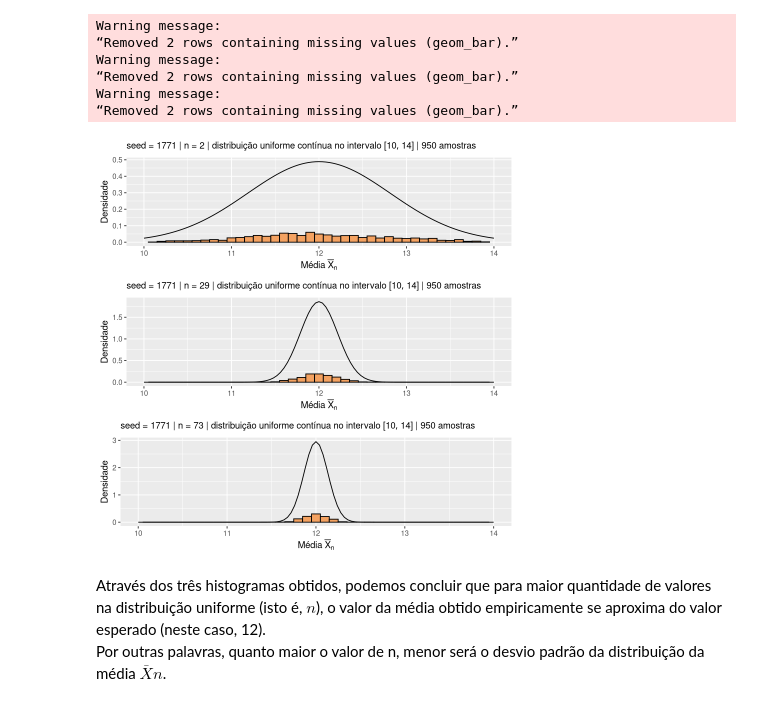
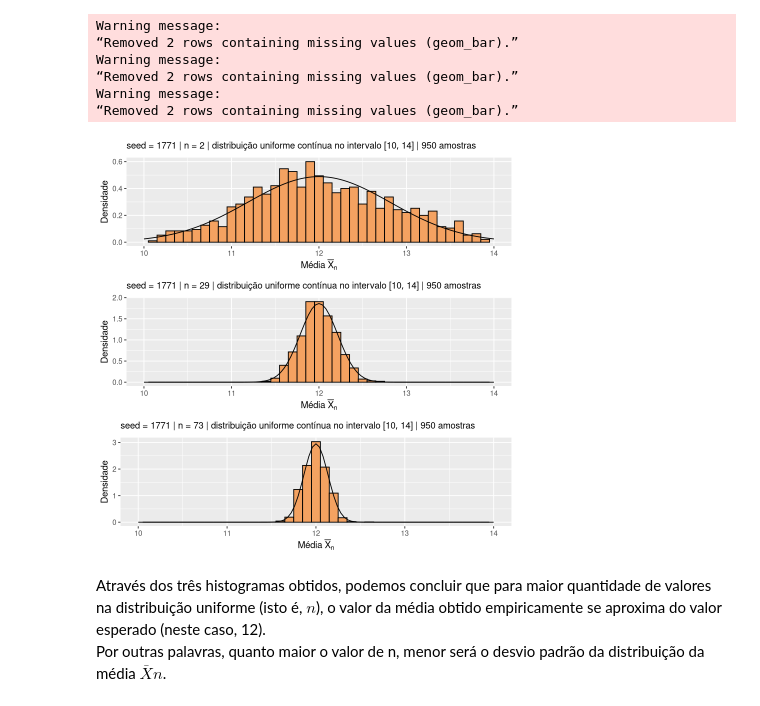
Before and after one commit to diogotcorreia/projeto-computacional-pe, a Jupyter notebook: ex06/ex06.ipynb, the cells around one changed output. Cells and saved outputs as stored; diff of their text form; code cells hidden in the pictures.

Commit message:
Revert "Use relative frequency instead of density on ex06"
This reverts commit d2f06f6f93e6ef3f25296eacbc4174e1dd54099f.

```diff
--- a/ex06/ex06.ipynb
+++ b/ex06/ex06.ipynb
@@ -25,34 +25,34 @@ for (n in N) {
 # %%
 plots <- list()
 for (n in N) {
   df_filtered <- df %>%
     filter(i == n)
   var <- ((1 / 12) * (MAX - MIN)^2) / n
   plot <- df_filtered %>%
     ggplot(aes(x = value)) +
-      geom_histogram(aes(y = ..count../sum(..count..)), colour = "black", fill = "#f4a261",
+      geom_histogram(aes(y = ..density..), colour = "black", fill = "#f4a261",
         binwidth = 0.1) +
       stat_function(fun = dnorm, args = list(mean = mean(c(MIN, MAX)), sd = sqrt(var))) +
       xlim(c(MIN, MAX)) +
       labs(subtitle = TeX(sprintf(paste("seed = %d",
             "$n$ = %d",
             "distribuição uniforme contínua no intervalo $\\[%d, %d\\]$",
             "%d amostras", sep = " | "), SEED, n, MIN, MAX, SAMPLES))) +
       xlab(TeX("Média $\\bar{X}_n$")) +
       ylab("Densidade")
 
   plots <- plots %>% append(list(plot))
 }
 
 grid <- do.call(grid.arrange, plots)
 # %% [output]
 Warning message:
 “Removed 2 rows containing missing values (geom_bar).”
 Warning message:
 “Removed 2 rows containing missing values (geom_bar).”
 Warning message:
 “Removed 2 rows containing missing values (geom_bar).”
-[figure, old version]
+[figure, new version]
 # %%
 ggsave("output.svg", plot = grid, width = 20, height = 14.5, units = "cm")
 # %% [markdown]
```
Also changed, not shown: 2 other files.
